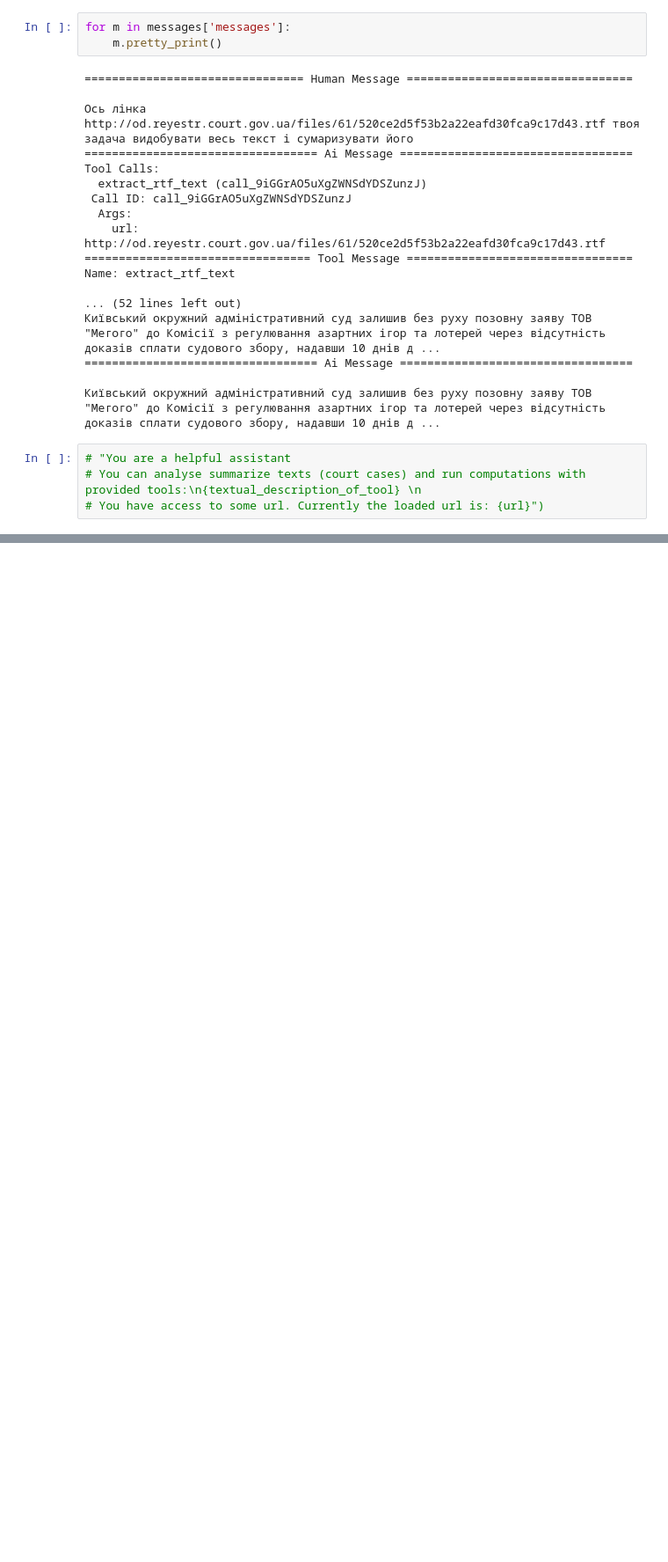
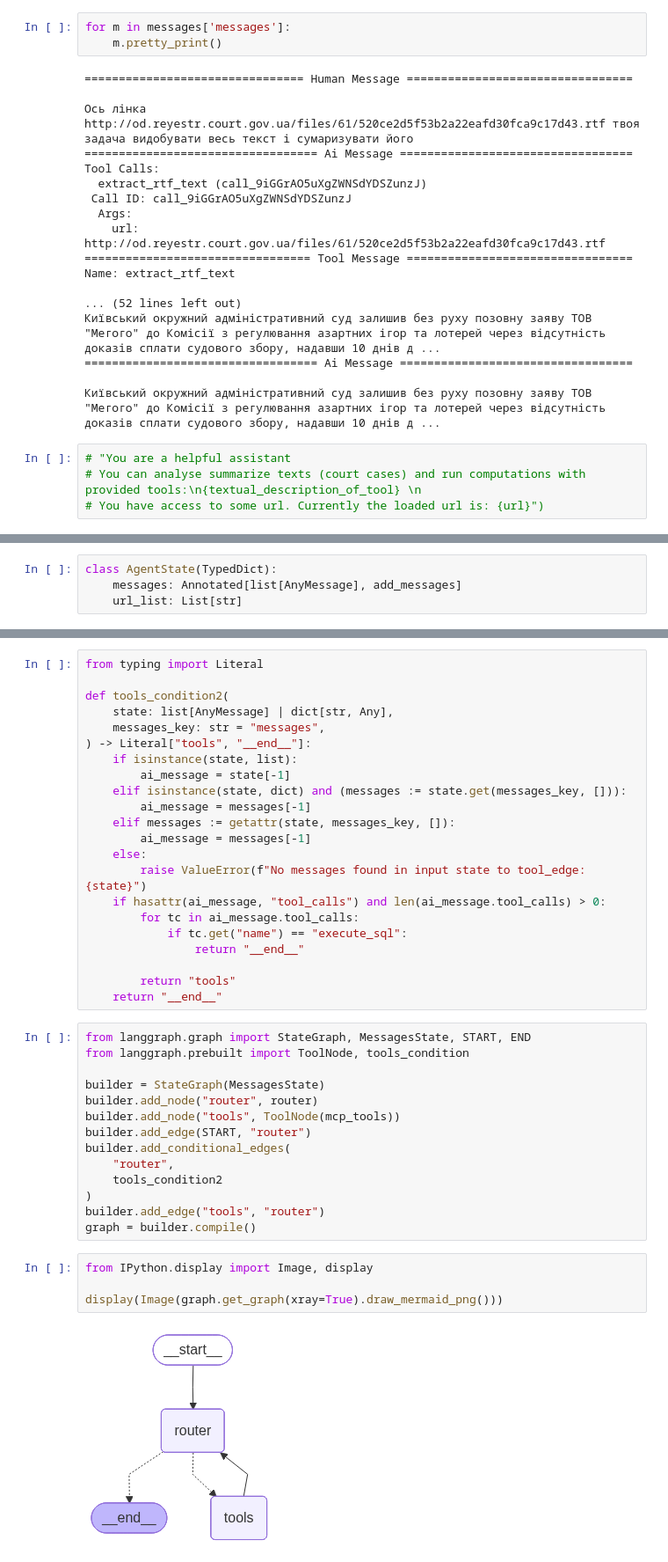
Before and after one commit to kaliani/vibe-judges, a Jupyter notebook: notebooks/03_react_agent.ipynb, the cells around one changed output, grey strips where cells are left out. Shown: that part at 88% size. Drawn from its saved outputs; the diff is of its cells as text; blank space fills up the shorter version.

```diff
--- a/notebooks/03_react_agent.ipynb
+++ b/notebooks/03_react_agent.ipynb
@@ -187,0 +233,4 @@ Name: extract_rtf_text
+# %%
+class AgentState(TypedDict):
+    messages: Annotated[list[AnyMessage], add_messages]
+    url_list: List[str]
@@ -187,0 +348,42 @@ Name: extract_rtf_text
+# %%
+from typing import Literal
+
+def tools_condition2(
+    state: list[AnyMessage] | dict[str, Any],
+    messages_key: str = "messages",
+) -> Literal["tools", "__end__"]:
+    if isinstance(state, list):
+        ai_message = state[-1]
+    elif isinstance(state, dict) and (messages := state.get(messages_key, [])):
+        ai_message = messages[-1]
+    elif messages := getattr(state, messages_key, []):
+        ai_message = messages[-1]
+    else:
+        raise ValueError(f"No messages found in input state to tool_edge: {state}")
+    if hasattr(ai_message, "tool_calls") and len(ai_message.tool_calls) > 0:
+        for tc in ai_message.tool_calls:
+            if tc.get("name") == "execute_sql":
+                return "__end__"
+
+        return "tools"
+    return "__end__"
+# %%
+from langgraph.graph import StateGraph, MessagesState, START, END
+from langgraph.prebuilt import ToolNode, tools_condition
+
+builder = StateGraph(MessagesState)
+builder.add_node("router", router)
+builder.add_node("tools", ToolNode(mcp_tools))
+builder.add_edge(START, "router")
+builder.add_conditional_edges(
+    "router",
+    tools_condition2
+)
+builder.add_edge("tools", "router")
+graph = builder.compile()
+# %%
+from IPython.display import Image, display
+
+display(Image(graph.get_graph(xray=True).draw_mermaid_png()))
+# %% [output]
+[figure, added]
```
Also changed, not shown: parts of 17 cells of this notebook, 3 other files.
